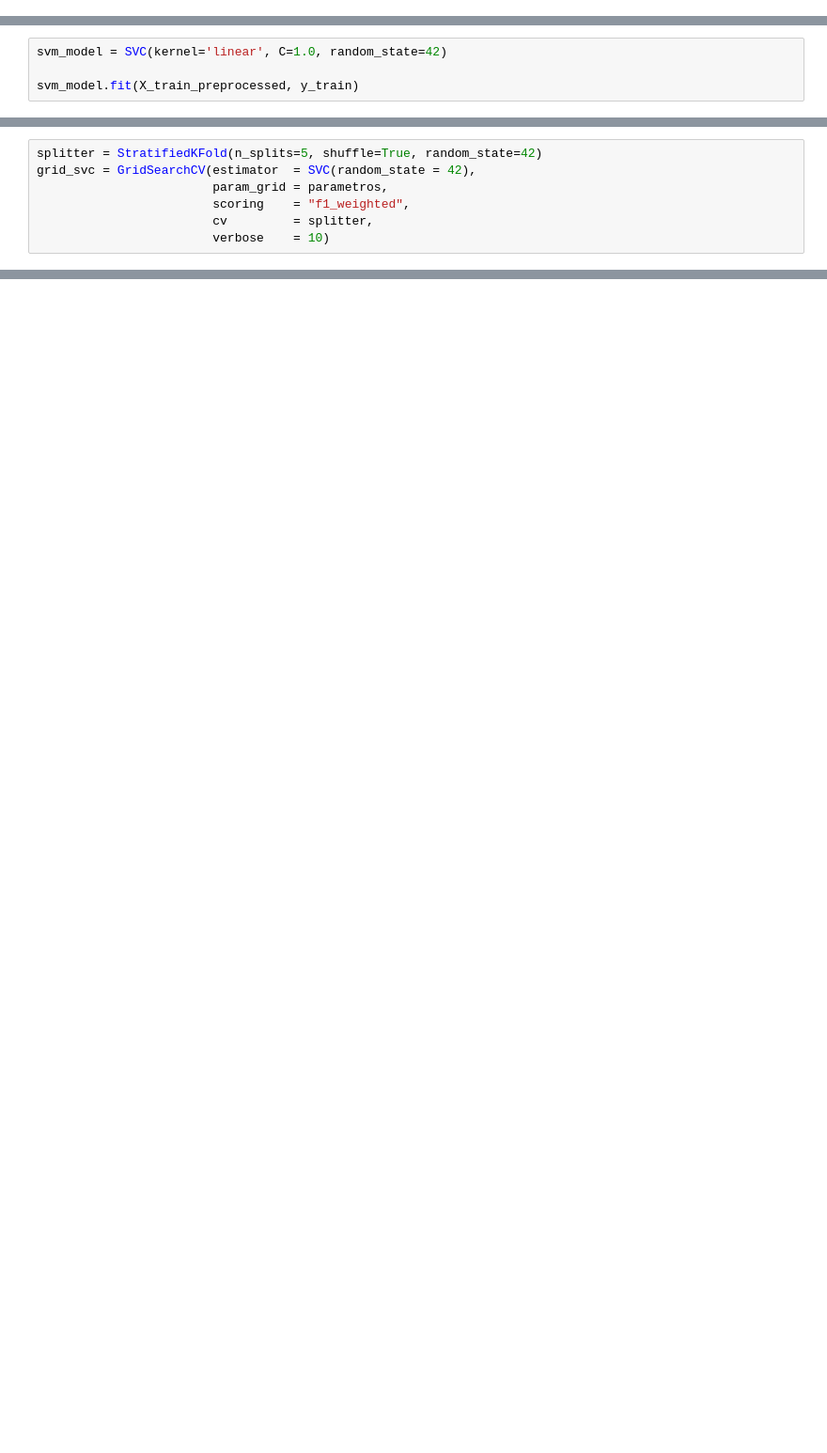
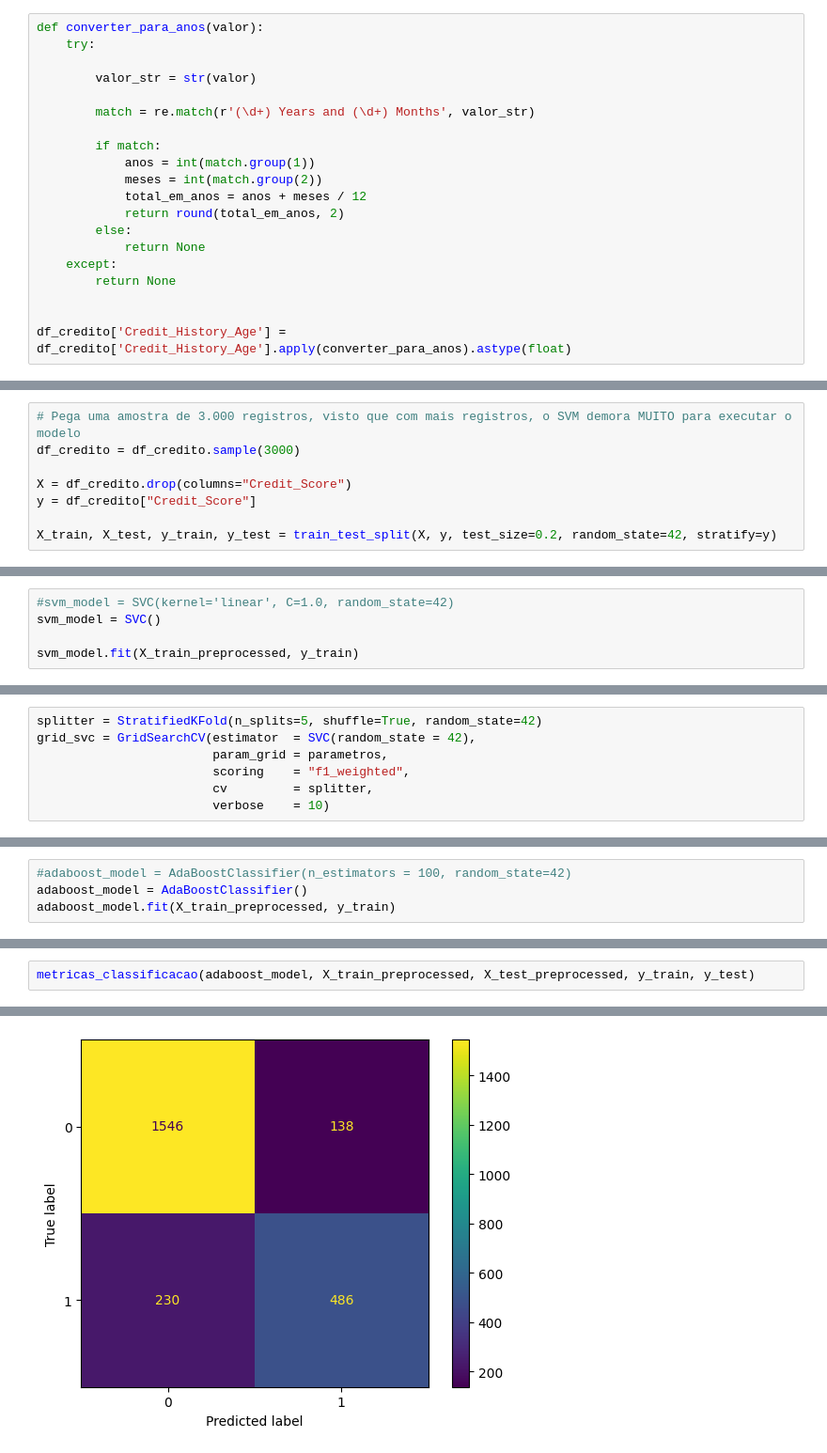
Before and after one commit to maurodomingues/Projeto_MachineLearningII, a Jupyter notebook: MLII_projeto.ipynb, the cells around one changed output, grey strips where cells are left out. Shown at 94% size. Drawn from its saved outputs; the diff is of its cells as text; blank space fills up the shorter version.

```diff
--- a/MLII_projeto.ipynb
+++ b/MLII_projeto.ipynb
@@ -279 +361,21 @@ Index(['Auto Loan', 'Credit-Builder Loan', 'Debt Consolidation Loan',
+# %%
+def converter_para_anos(valor):
+    try:
+
+        valor_str = str(valor)
+
+        match = re.match(r'(\d+) Years and (\d+) Months', valor_str)
+
+        if match:
+            anos = int(match.group(1))
+            meses = int(match.group(2))
+            total_em_anos = anos + meses / 12
+            return round(total_em_anos, 2)
+        else:
+            return None
+    except:
+        return None
+
+
+df_credito['Credit_History_Age'] = df_credito['Credit_History_Age'].apply(converter_para_anos).astype(float)
 # %%
@@ -342,3 +443,11 @@ X_train, X_test, y_train, y_test = train_test_split(X, y, test_size=0.2, random_
+# %%
+# Pega uma amostra de 3.000 registros, visto que com mais registros, o SVM demora MUITO para executar o modelo
+df_credito = df_credito.sample(3000)
+
+X = df_credito.drop(columns="Credit_Score")
+y = df_credito["Credit_Score"]
+
+X_train, X_test, y_train, y_test = train_test_split(X, y, test_size=0.2, random_state=42, stratify=y)
 # %% [markdown]
 ##### Transformação das colunas numéricas
 # %%
@@ -373,6 +484,7 @@ X_test_preprocessed = np.hstack((X_test[features_num], X_test_cat_encoded.toarra
 # %% [markdown]
 ##### Treinando o modelo SVM
 # %%
-svm_model = SVC(kernel='linear', C=1.0, random_state=42)
+#svm_model = SVC(kernel='linear', C=1.0, random_state=42)
+svm_model = SVC()
 
 svm_model.fit(X_train_preprocessed, y_train)
@@ -417,0 +605,4 @@ metricas_classificacao(best_model, X_train_preprocessed, X_test_preprocessed, y_
+# %%
+#adaboost_model = AdaBoostClassifier(n_estimators = 100, random_state=42)
+adaboost_model = AdaBoostClassifier()
+adaboost_model.fit(X_train_preprocessed, y_train)
@@ -417,0 +613,3 @@ metricas_classificacao(best_model, X_train_preprocessed, X_test_preprocessed, y_
+# %%
+metricas_classificacao(adaboost_model, X_train_preprocessed, X_test_preprocessed, y_train, y_test)
+# %% [output]
@@ -417,0 +625 @@ metricas_classificacao(best_model, X_train_preprocessed, X_test_preprocessed, y_
+[figure, added]
```
Also changed, not shown: parts of 61 cells of this notebook.
